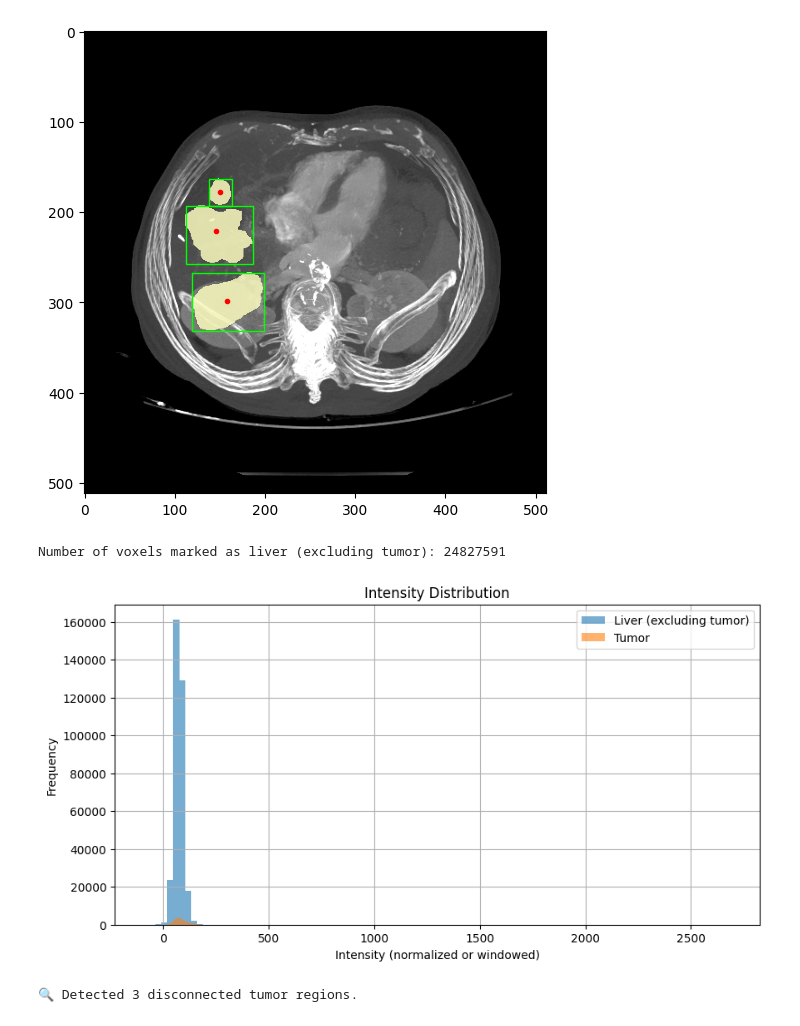
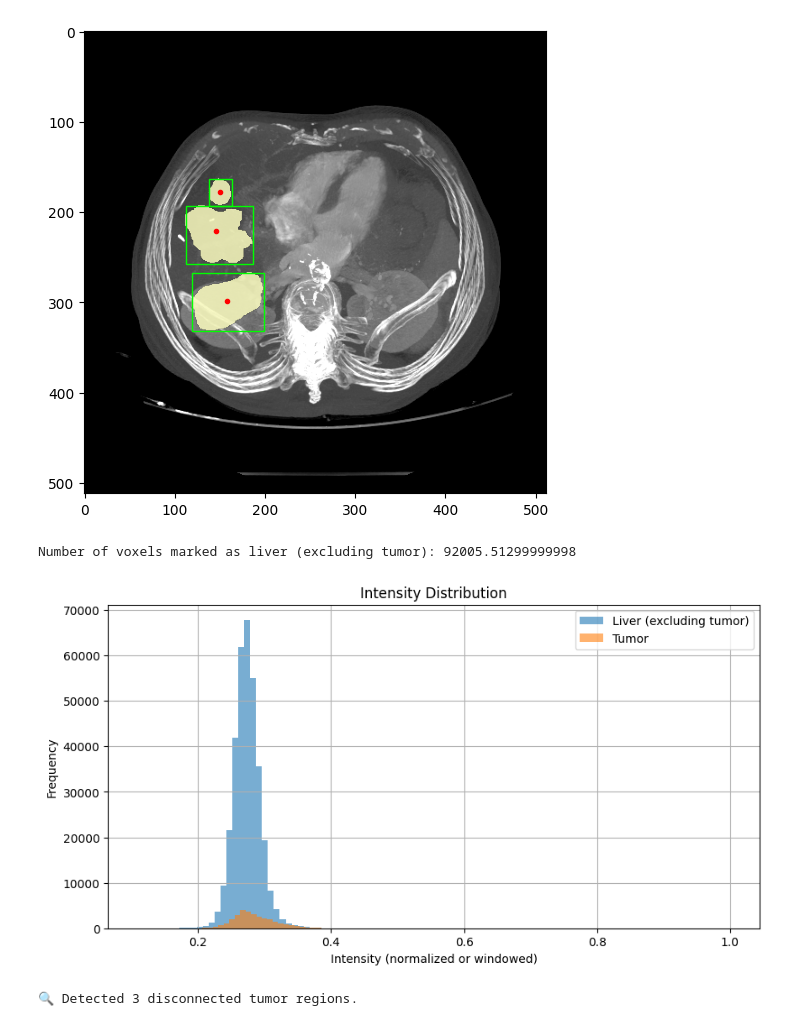
Before and after one commit to iwhizerd/3D-Image-Segmentation-of-Liver-Tumor, a Jupyter notebook: Assignment.ipynb, the cells around one changed output. Saved outputs shown, nothing was run; the diff lists cells and outputs as text; code cells hidden in the pictures.

```diff
--- a/Assignment.ipynb
+++ b/Assignment.ipynb
@@ -162,26 +162,26 @@ utils.show_mip_with_two_masks(mip_img, None, mask_tumor, alpha_liver=0.65, alpha
 # %%
 
 liver_only_mask = (full_liver_mask == 1) & (full_tumor_mask == 0)
 tumor_mask = (full_tumor_mask == 1)
 
-liver_values = ct_volume_hu[liver_only_mask]
-tumor_values = ct_volume_hu[tumor_mask]
+liver_values = windowed_img[liver_only_mask]
+tumor_values = windowed_img[tumor_mask]
 
 num_liver_voxels = np.sum(liver_values)
 print(f"Number of voxels marked as liver (excluding tumor): {num_liver_voxels}")
 
 plt.figure(figsize=(10, 5))
 plt.hist(liver_values, bins=100, alpha=0.6, label='Liver (excluding tumor)')
 plt.hist(tumor_values, bins=100, alpha=0.6, label='Tumor')
 plt.title("Intensity Distribution")
 plt.xlabel("Intensity (normalized or windowed)")
 plt.ylabel("Frequency")
 plt.legend()
 plt.grid(True)
 plt.show()
 # %% [output]
-Number of voxels marked as liver (excluding tumor): 24827591
+Number of voxels marked as liver (excluding tumor): 92005.51299999998
-[figure, old version]
+[figure, new version]
 # %%
 stats = utils.analyze_tumor_vs_liver_per_component(windowed_img, full_tumor_mask, full_liver_mask,k=1)
 # %% [output]
```
Also changed, not shown: parts of 2 cells of this notebook, 1 other file.
